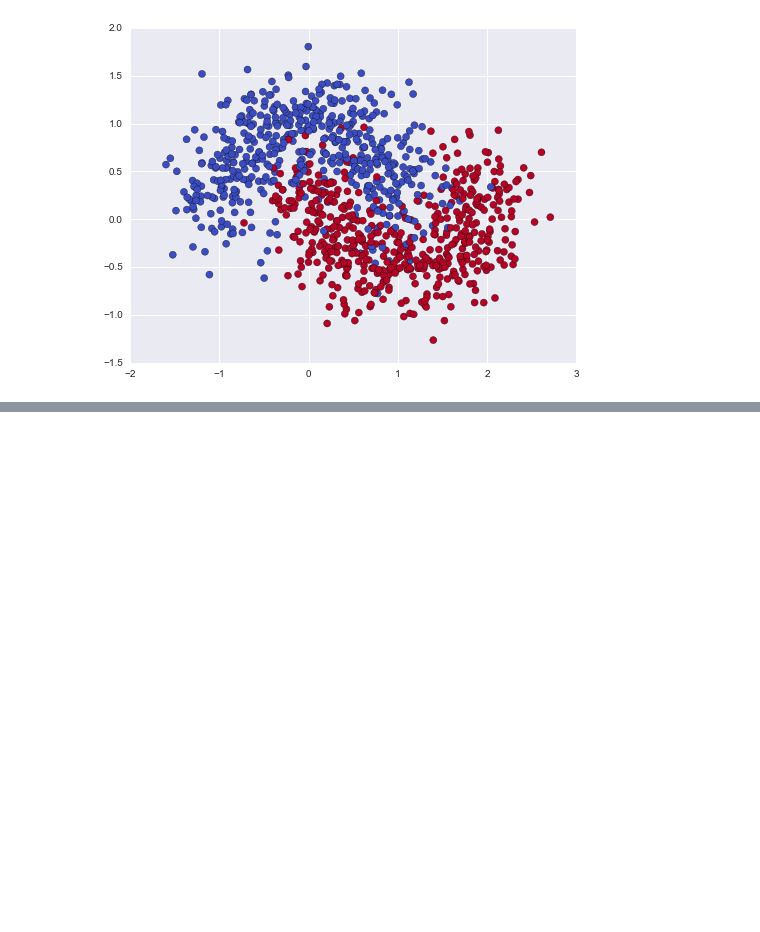
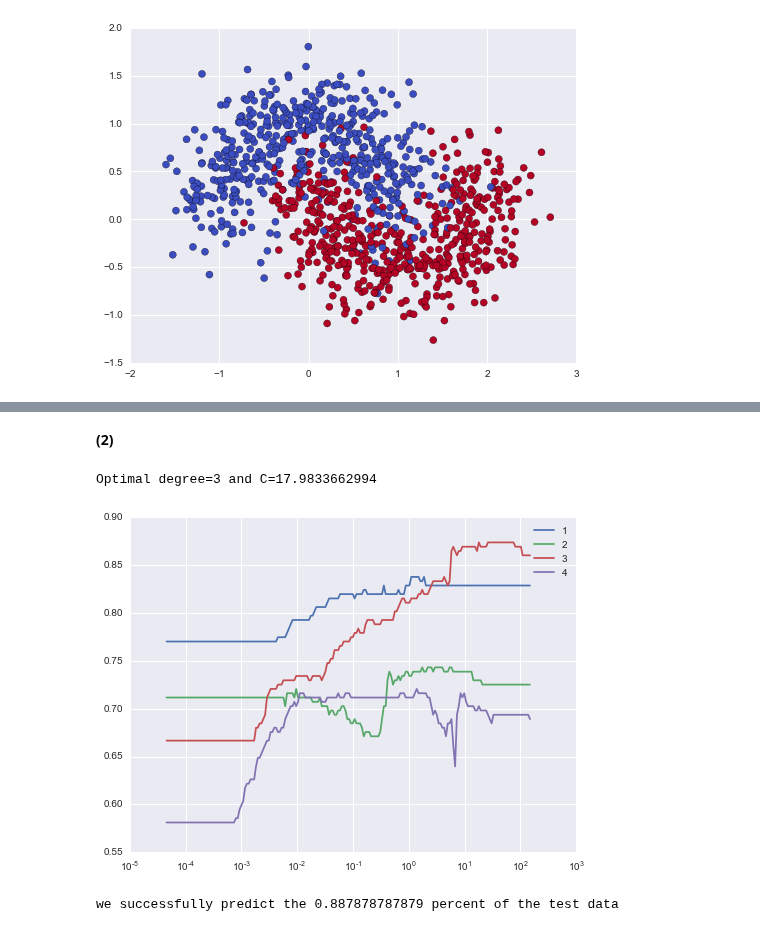
Before and after one commit to afcarl/machine_learning, a Jupyter notebook: homework6/SVM_HW.ipynb, the cells around one changed output, grey strips where cells are left out. Saved outputs shown, nothing was run; the diff lists cells and outputs as text; code cells hidden in the pictures; blank space fills up the shorter version.

```diff
--- a/homework6/SVM_HW.ipynb
+++ b/homework6/SVM_HW.ipynb
@@ -322,0 +284,25 @@ np.abs(clf.decision_function(clf.support_vectors_)).mean()
+# %% [markdown]
+__(2)__
+# %%
+c = [math.exp(i) for i in np.linspace(-10,5,200)]
+res = [None,[],[],[],[]]
+for d in [1,2,3,4]:
+    #res = []
+    for C in c:
+        clf = svm.SVC(kernel='poly',C=C,degree=d)
+        clf.fit(X_train_1, Y_train_1)
+        res[d].append(1.*(clf.predict(X_vali) == Y_vali).sum()/Y_vali.shape[0])
+
+    plt.semilogx(c,res[d],label=d)
+    plt.legend()
+
+print "Optimal degree=%s and C=%s" % (3, c[np.argmax(res[3])])
+# %% [output]
+Optimal degree=3 and C=17.9833662994
+[figure, added]
+# %%
+clf = svm.SVC(kernel='poly',C=c[np.argmax(res[3])],degree=3)
+clf.fit(X_train, Y_train)
+print "we successfully predict the {} percent of the test data".format(1.*(clf.predict(X_test) == Y_test).sum()/Y_test.shape[0])
+# %% [output]
+we successfully predict the 0.887878787879 percent of the test data
```
Also changed, not shown: parts of 16 cells of this notebook.
